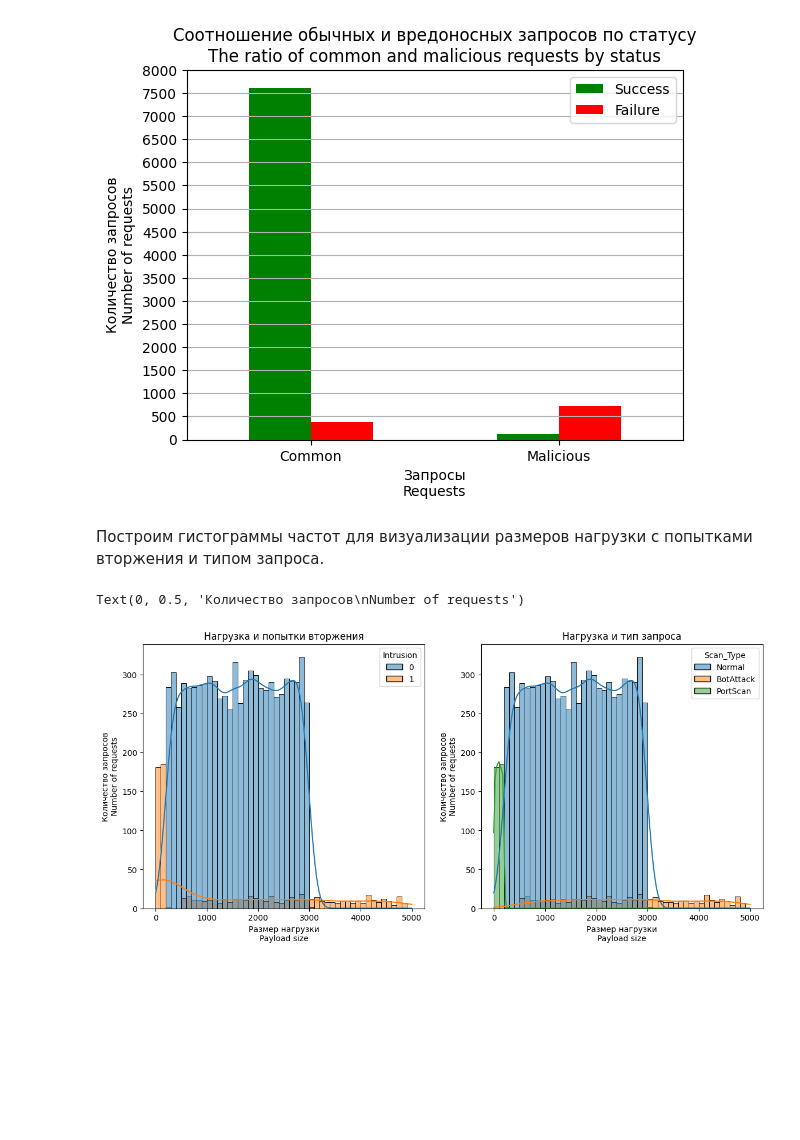
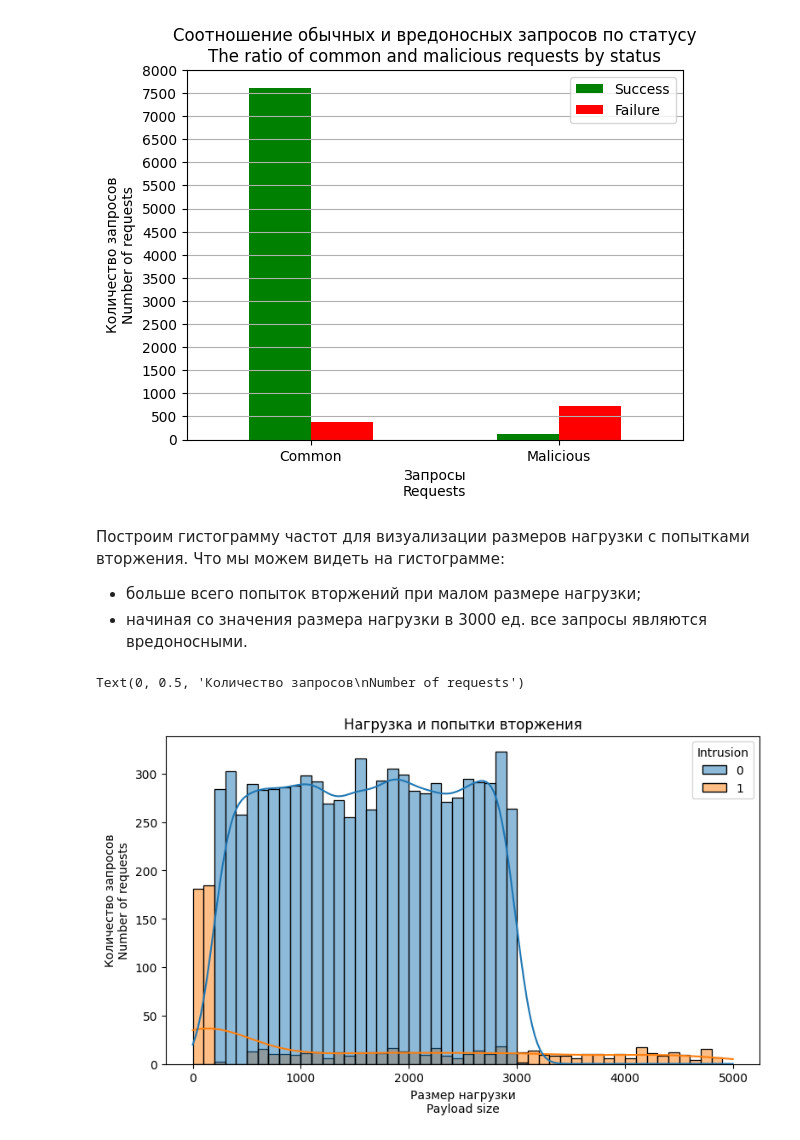
Before and after one commit to iamrus1/Intrusion-Log-Analysis, a Jupyter notebook: Intrusion detection log analysis.ipynb, the cells around one changed output. Cells and saved outputs as stored; diff of their text form; code cells hidden in the pictures; blank space fills up the shorter version.

```diff
--- a/Intrusion detection log analysis.ipynb
+++ b/Intrusion detection log analysis.ipynb
@@ -187,19 +185,16 @@ ax.grid(axis='y')
 # %% [output]
 [figure]
 # %% [markdown]
-Построим гистограммы частот для визуализации размеров нагрузки с попытками вторжения и типом запроса.
+Построим гистограмму частот для визуализации размеров нагрузки с попытками вторжения. Что мы можем видеть на гистограмме:
+- больше всего попыток вторжений при малом размере нагрузки;
+- начиная со значения размера нагрузки в 3000 ед. все запросы являются вредоносными.
 # %%
-fig, ax = plt.subplots(nrows=1, ncols=2, figsize=(14, 6))
+fig, ax = plt.subplots(nrows=1, ncols=1, figsize=(9, 5))
 
-sns.histplot(data=logs, x='Payload_Size', hue='Intrusion', bins=np.arange(0, np.max(logs['Payload_Size']), 100), kde=True, ax=ax[0])
-ax[0].set_title('Нагрузка и попытки вторжения')
-ax[0].set_xlabel('Размер нагрузки\nPayload size')
-ax[0].set_ylabel('Количество запросов\nNumber of requests')
-
-sns.histplot(data=logs, x='Payload_Size', hue='Scan_Type', bins=np.arange(0, np.max(logs['Payload_Size']), 100), kde=True, ax=ax[1])
-ax[1].set_title('Нагрузка и тип запроса')
-ax[1].set_xlabel('Размер нагрузки\nPayload size')
-ax[1].set_ylabel('Количество запросов\nNumber of requests')
+sns.histplot(data=logs, x='Payload_Size', hue='Intrusion', bins=np.arange(0, np.max(logs['Payload_Size']), 100), kde=True, ax=ax)
+ax.set_title('Нагрузка и попытки вторжения')
+ax.set_xlabel('Размер нагрузки\nPayload size')
+ax.set_ylabel('Количество запросов\nNumber of requests')
 # %% [output]
 Text(0, 0.5, 'Количество запросов\nNumber of requests')
-[figure, old version]
+[figure, new version]
```
Also changed, not shown: parts of 3 cells of this notebook.
